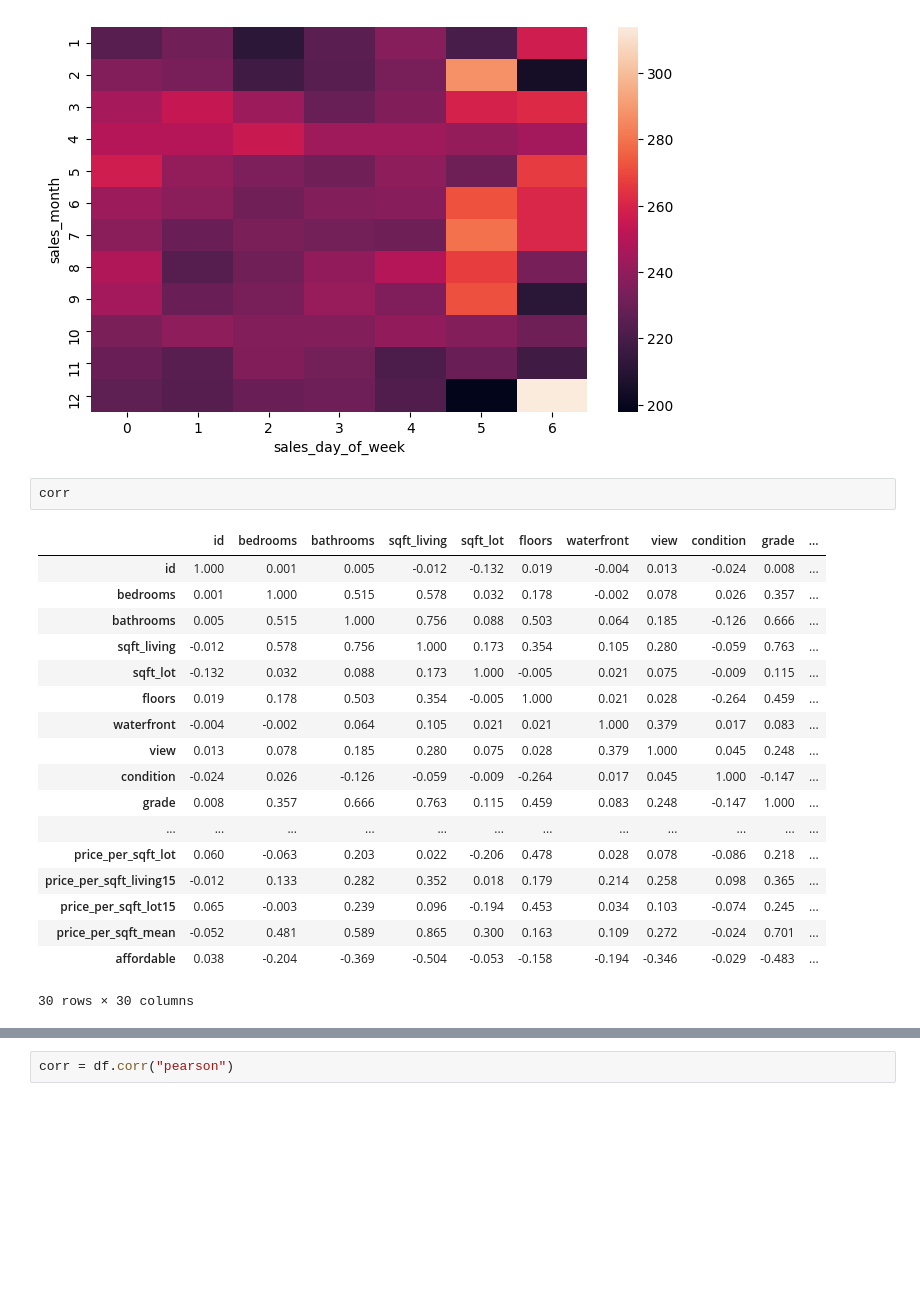
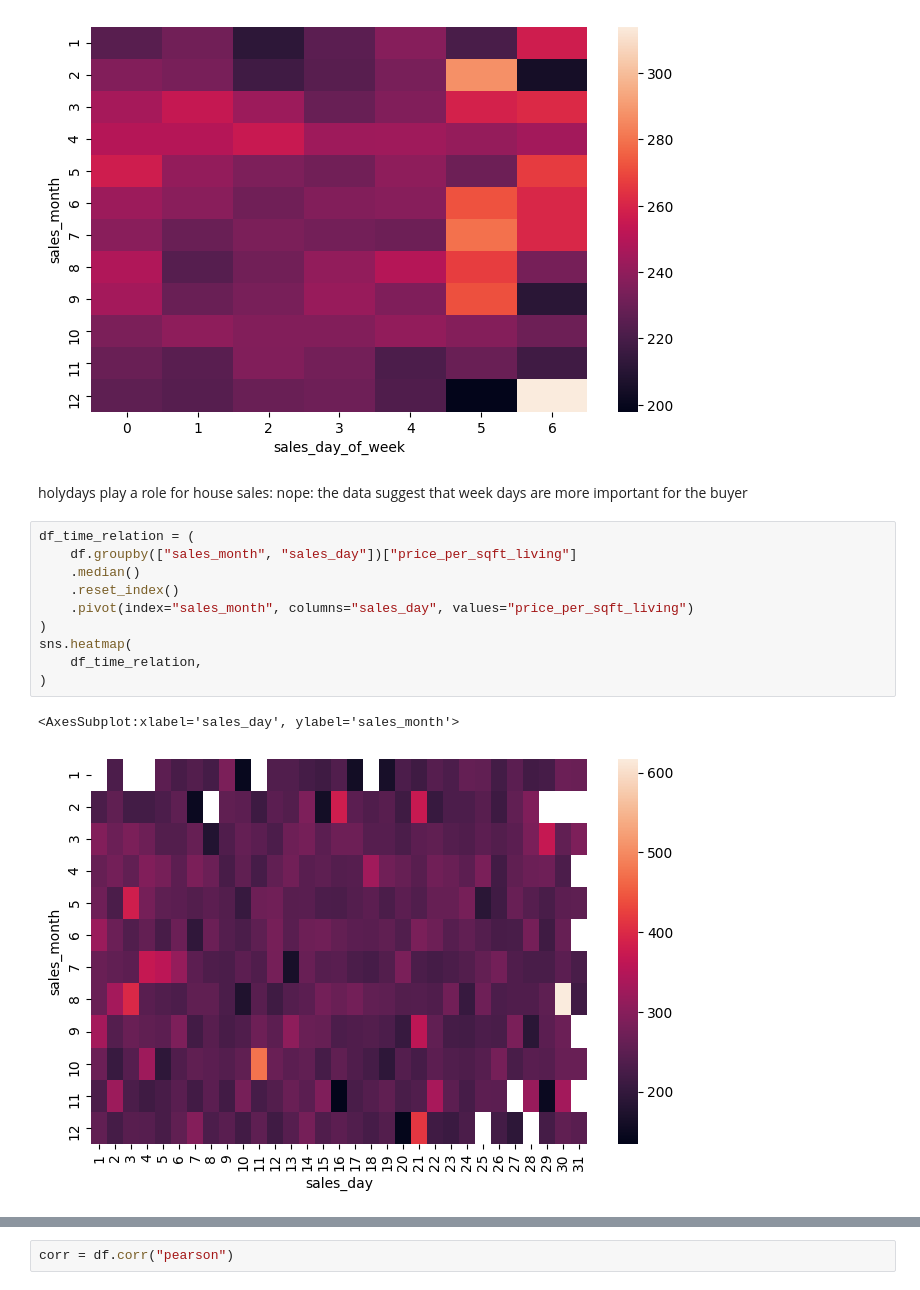
Before and after one commit to tomduese/ds-eda-project, a Jupyter notebook: EDA.ipynb, the cells around one changed output, grey strips where cells are left out. Drawn from its saved outputs; the diff is of its cells as text; blank space fills up the shorter version.

```diff
--- a/EDA.ipynb
+++ b/EDA.ipynb
@@ -356,24 +375,18 @@ sns.heatmap(
 # %% [output]
 <AxesSubplot:xlabel='sales_day_of_week', ylabel='sales_month'>
 [figure]
-# %%
-corr
-# %% [output]
-|  | id | bedrooms | bathrooms | sqft_living | sqft_lot | floors | waterfront | view | condition | grade | ... |
-| id | 1.000 | 0.001 | 0.005 | -0.012 | -0.132 | 0.019 | -0.004 | 0.013 | -0.024 | 0.008 | ... |
-| bedrooms | 0.001 | 1.000 | 0.515 | 0.578 | 0.032 | 0.178 | -0.002 | 0.078 | 0.026 | 0.357 | ... |
-| bathrooms | 0.005 | 0.515 | 1.000 | 0.756 | 0.088 | 0.503 | 0.064 | 0.185 | -0.126 | 0.666 | ... |
-| sqft_living | -0.012 | 0.578 | 0.756 | 1.000 | 0.173 | 0.354 | 0.105 | 0.280 | -0.059 | 0.763 | ... |
-| sqft_lot | -0.132 | 0.032 | 0.088 | 0.173 | 1.000 | -0.005 | 0.021 | 0.075 | -0.009 | 0.115 | ... |
-| floors | 0.019 | 0.178 | 0.503 | 0.354 | -0.005 | 1.000 | 0.021 | 0.028 | -0.264 | 0.459 | ... |
-| waterfront | -0.004 | -0.002 | 0.064 | 0.105 | 0.021 | 0.021 | 1.000 | 0.379 | 0.017 | 0.083 | ... |
-| view | 0.013 | 0.078 | 0.185 | 0.280 | 0.075 | 0.028 | 0.379 | 1.000 | 0.045 | 0.248 | ... |
-| condition | -0.024 | 0.026 | -0.126 | -0.059 | -0.009 | -0.264 | 0.017 | 0.045 | 1.000 | -0.147 | ... |
-| grade | 0.008 | 0.357 | 0.666 | 0.763 | 0.115 | 0.459 | 0.083 | 0.248 | -0.147 | 1.000 | ... |
-| ... | ... | ... | ... | ... | ... | ... | ... | ... | ... | ... | ... |
-| price_per_sqft_lot | 0.060 | -0.063 | 0.203 | 0.022 | -0.206 | 0.478 | 0.028 | 0.078 | -0.086 | 0.218 | ... |
-| price_per_sqft_living15 | -0.012 | 0.133 | 0.282 | 0.352 | 0.018 | 0.179 | 0.214 | 0.258 | 0.098 | 0.365 | ... |
-| price_per_sqft_lot15 | 0.065 | -0.003 | 0.239 | 0.096 | -0.194 | 0.453 | 0.034 | 0.103 | -0.074 | 0.245 | ... |
-| price_per_sqft_mean | -0.052 | 0.481 | 0.589 | 0.865 | 0.300 | 0.163 | 0.109 | 0.272 | -0.024 | 0.701 | ... |
-| affordable | 0.038 | -0.204 | -0.369 | -0.504 | -0.053 | -0.158 | -0.194 | -0.346 | -0.029 | -0.483 | ... |
-30 rows × 30 columns
+# %% [markdown]
+holydays play a role for house sales: nope: the data suggest that week days are more important for the buyer
+# %%
+df_time_relation = (
+    df.groupby(["sales_month", "sales_day"])["price_per_sqft_living"]
+    .median()
+    .reset_index()
+    .pivot(index="sales_month", columns="sales_day", values="price_per_sqft_living")
+)
+sns.heatmap(
+    df_time_relation,
+)
+# %% [output]
+<AxesSubplot:xlabel='sales_day', ylabel='sales_month'>
+[figure, added]
```
Also changed, not shown: parts of 21 cells of this notebook.
